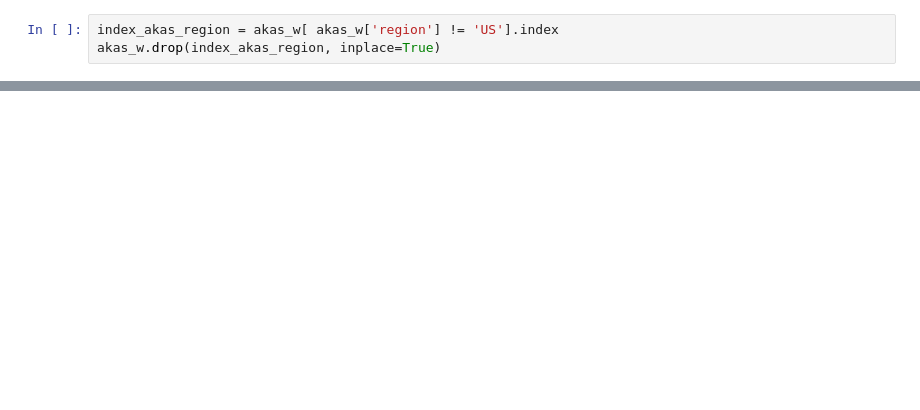
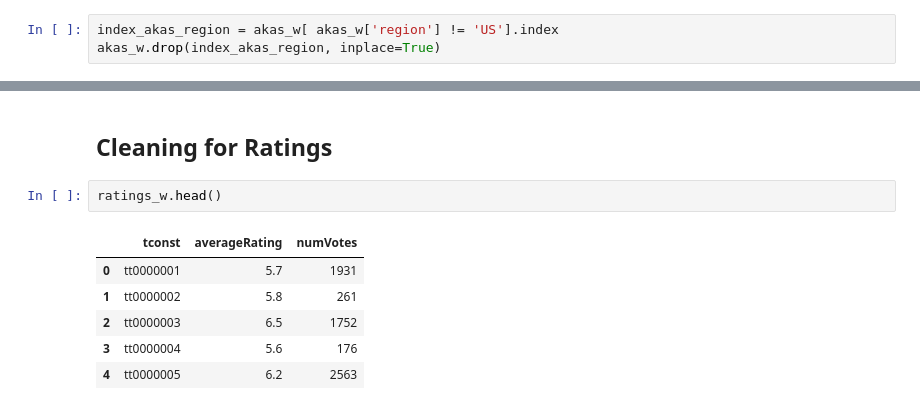
Before and after one commit to lsmith01t/Cinema-Analysis, a Jupyter notebook: Cinema_analysis.ipynb, the cells around one changed output, grey strips where cells are left out. Cells and saved outputs as stored; diff of their text form; blank space fills up the shorter version.

```diff
--- a/Cinema_analysis.ipynb
+++ b/Cinema_analysis.ipynb
@@ -151,0 +203,11 @@ memory usage: 96.2+ MB
+# %% [markdown]
+## Cleaning for Ratings
+# %%
+ratings_w.head()
+# %% [output]
+|  | tconst | averageRating | numVotes |
+| 0 | tt0000001 | 5.7 | 1931 |
+| 1 | tt0000002 | 5.8 | 261 |
+| 2 | tt0000003 | 6.5 | 1752 |
+| 3 | tt0000004 | 5.6 | 176 |
+| 4 | tt0000005 | 6.2 | 2563 |
```
Also changed, not shown: parts of 14 cells of this notebook, 7 other files.
